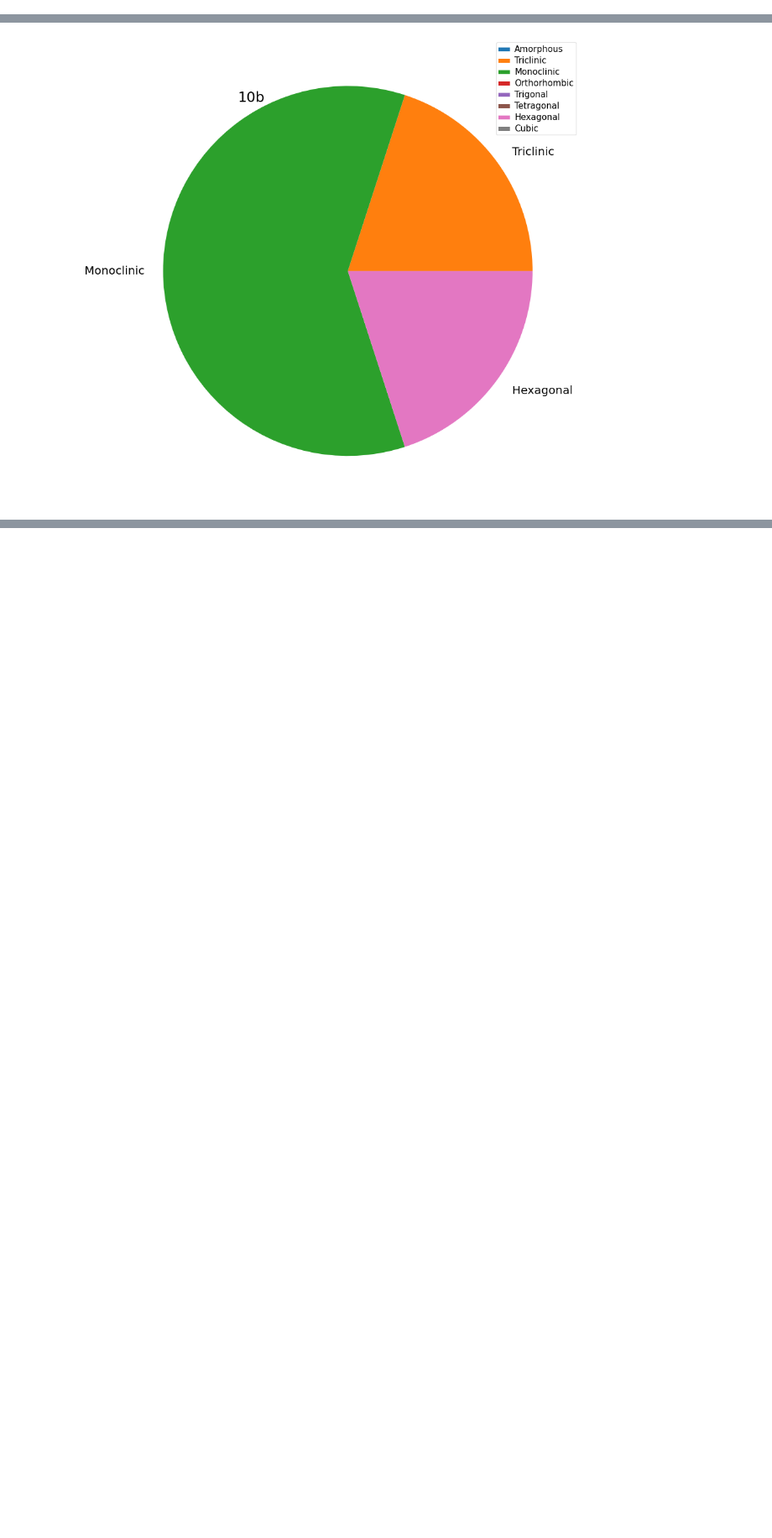
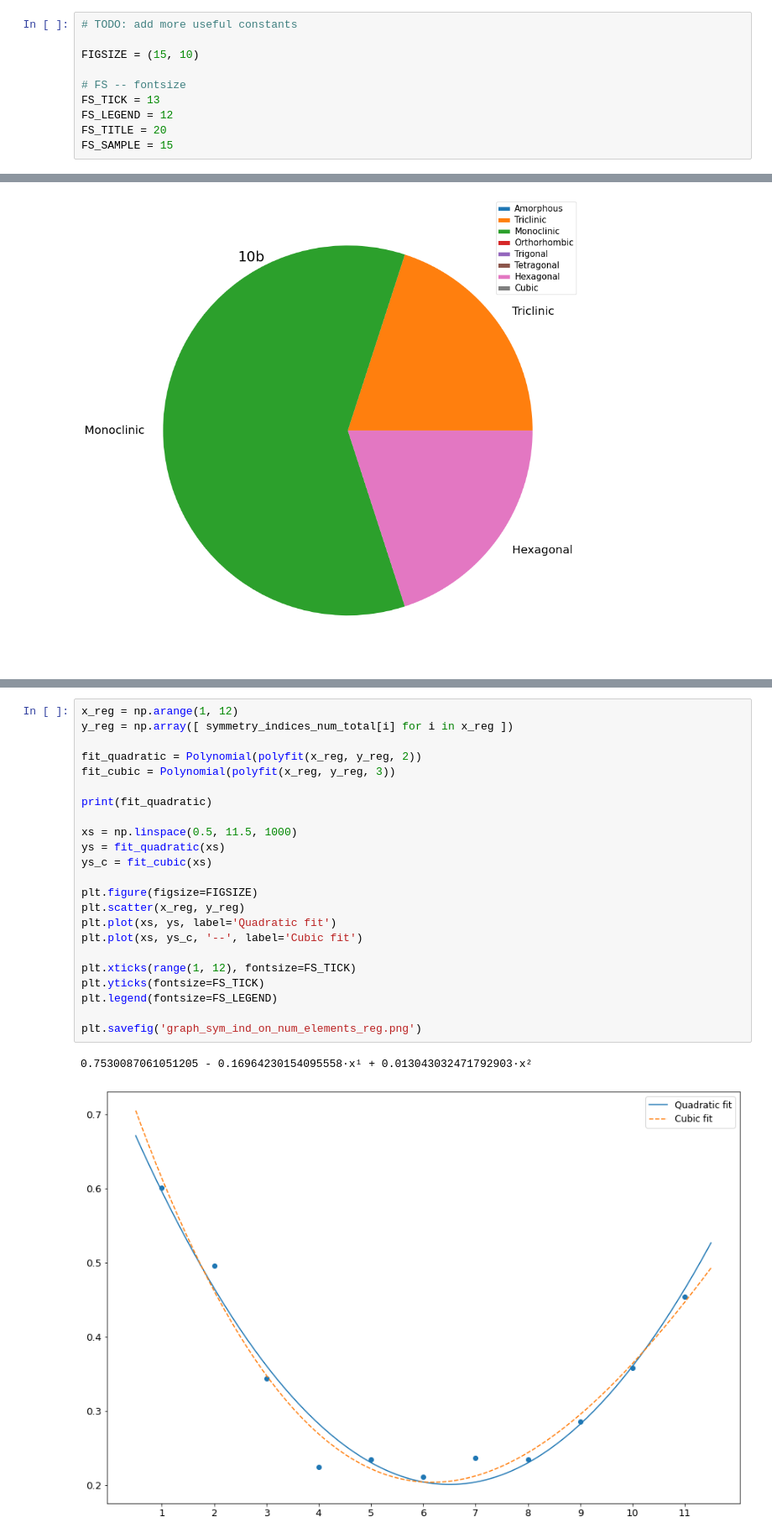
Before and after one commit to NoaVidovic/mineral-evolution-data, a Jupyter notebook: data_analysis_dobrovolski.ipynb, the cells around one changed output, grey strips where cells are left out. Shown at 84% size. Saved outputs shown, nothing was run; the diff lists cells and outputs as text; blank space fills up the shorter version.

```diff
--- a/data_analysis_dobrovolski.ipynb
+++ b/data_analysis_dobrovolski.ipynb
@@ -5,3 +8,13 @@ import pandas as pd
+# %%
+# TODO: add more useful constants
+
+FIGSIZE = (15, 10)
+
+# FS -- fontsize
+FS_TICK = 13
+FS_LEGEND = 12
+FS_TITLE = 20
+FS_SAMPLE = 15
 # %%
 rruff_db = pd.read_csv('rruff_database_2021_12_25.csv',
                            index_col='Mineral Name',
@@ -480,0 +509,26 @@ for num, bar in zip(num_minerals_total.values(), bars):
+# %%
+x_reg = np.arange(1, 12)
+y_reg = np.array([ symmetry_indices_num_total[i] for i in x_reg ])
+
+fit_quadratic = Polynomial(polyfit(x_reg, y_reg, 2))
+fit_cubic = Polynomial(polyfit(x_reg, y_reg, 3))
+
+print(fit_quadratic)
+
+xs = np.linspace(0.5, 11.5, 1000)
+ys = fit_quadratic(xs)
+ys_c = fit_cubic(xs)
+
+plt.figure(figsize=FIGSIZE)
+plt.scatter(x_reg, y_reg)
+plt.plot(xs, ys, label='Quadratic fit')
+plt.plot(xs, ys_c, '--', label='Cubic fit')
+
+plt.xticks(range(1, 12), fontsize=FS_TICK)
+plt.yticks(fontsize=FS_TICK)
+plt.legend(fontsize=FS_LEGEND)
+
+plt.savefig('graph_sym_ind_on_num_elements_reg.png')
+# %% [output]
+0.7530087061051205 - 0.16964230154095558·x¹ + 0.013043032471792903·x²
+[figure, added]
```
Also changed, not shown: parts of 20 cells of this notebook, 1 other file.
